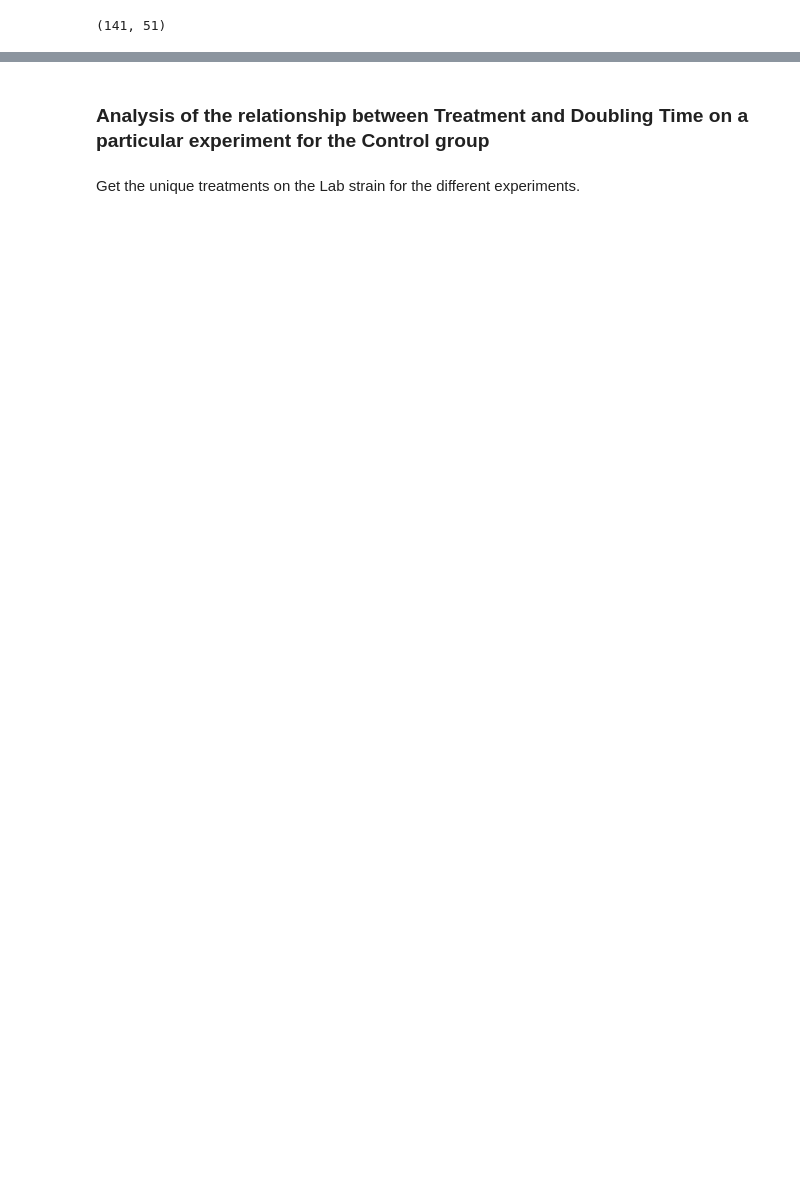
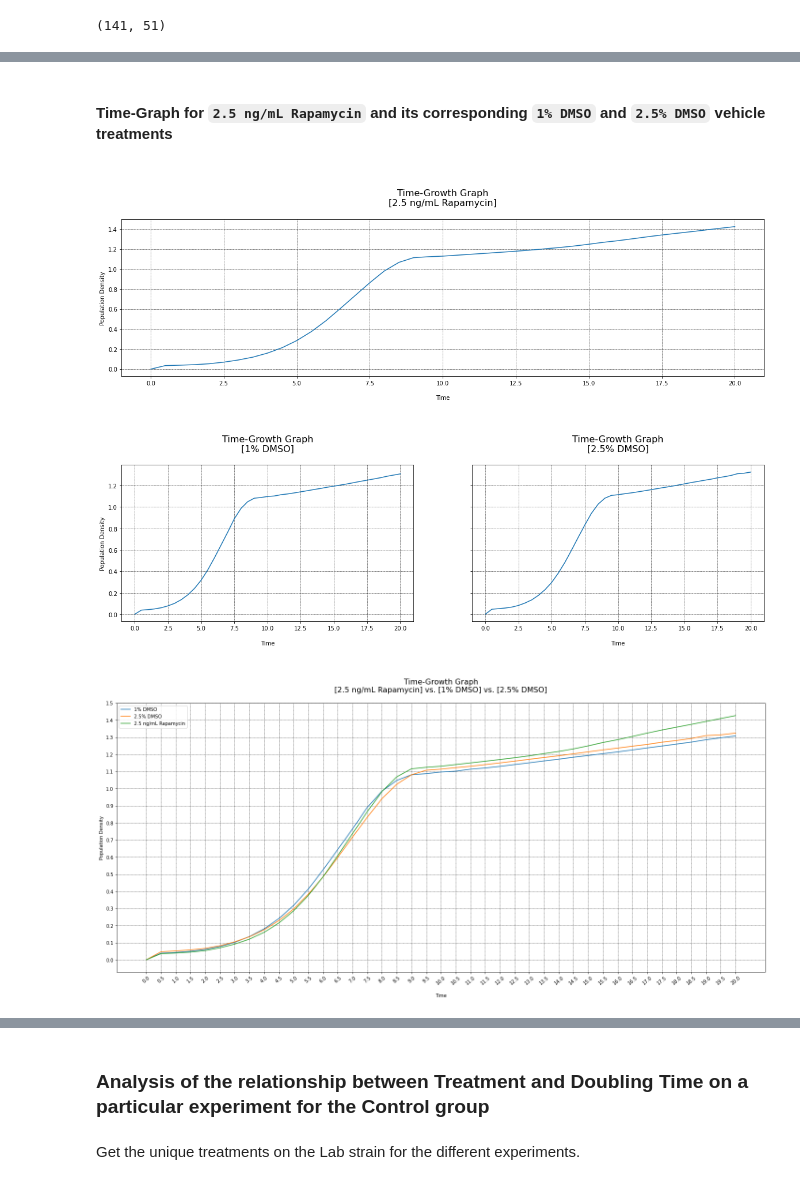
Before and after one commit to yab-tad/Saccharomyces-Cerevisiae, a Jupyter notebook: SGRP.ipynb, the cells around one changed output, grey strips where cells are left out. Cells and saved outputs as stored; diff of their text form; code cells hidden in the pictures; blank space fills up the shorter version.

```diff
--- a/SGRP.ipynb
+++ b/SGRP.ipynb
@@ -259,0 +280,6 @@ te
+# %%
+features_to_drop = ['experiment', 'Line-Treatment', 'DT inflection', 'StDev_inf', 'DT interval', 'StDev_int', 'Lab strain', 'Strain', 'Treatment', 'Strain*Treatment']
+features_to_drop2 = ['experiment', 'Line-Treatment', 'DT inflection', 'StDev_inf', 'DT interval', 'StDev_int', 'Lab strain', 'Strain', 'Treatment']
+
+te1 = te[te.experiment == 'SGRP_mTORinhibitsSCREEN_SET 1 2 3 4 High-Low Rapa High-Low Torin'].drop(features_to_drop, axis=1)
+te1_2 = te[te.experiment == 'SGRP_mTORinhibitsSCREEN_SET 1 2 3 4 High-Low Rapa High-Low Torin'].drop(features_to_drop2, axis=1)
@@ -259,0 +353,8 @@ te
+# %% [markdown]
+#### Time-Graph for **`2.5 ng/mL Rapamycin`** and its corresponding **`1% DMSO`** and **`2.5% DMSO`** vehicle treatments
+# %%
+time_graph_DMSO_RAPA(y1=0, y2=3, y3=2, rapa="2.5 ng/mL Rapamycin")
+# %% [output]
+[figure, added]
+[figure, added]
+[figure, added]
```
Also changed, not shown: parts of 24 cells of this notebook.
